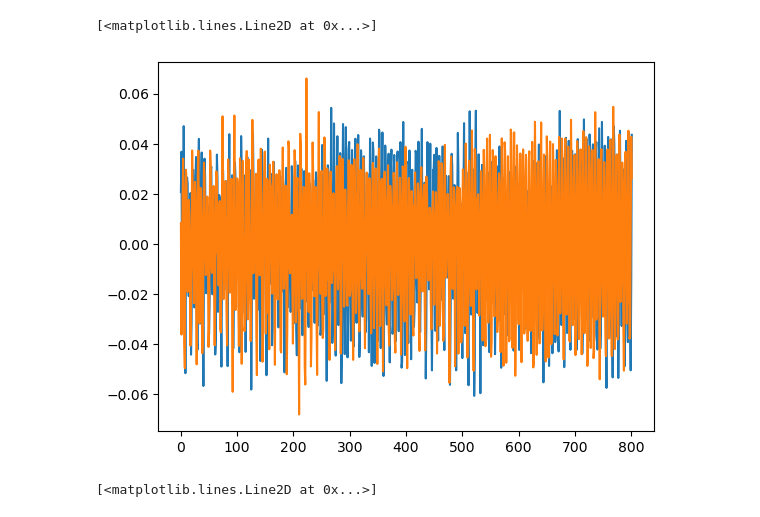
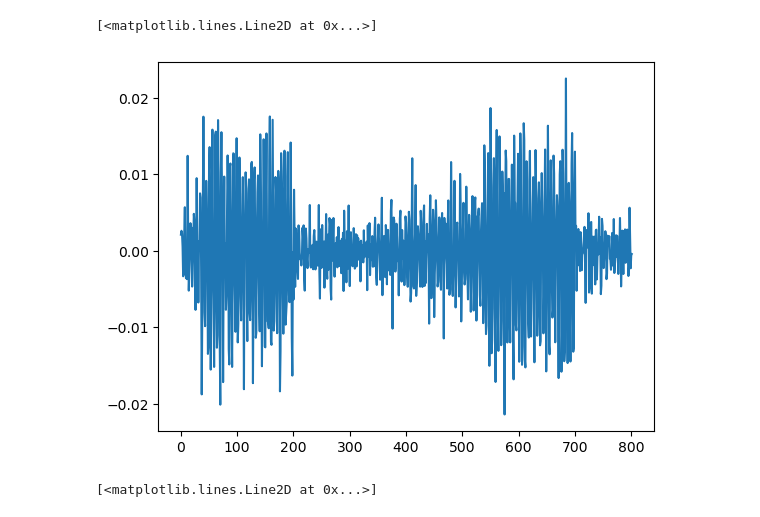
Before and after one commit to FraCSPy/FraCSPy, a Jupyter notebook: Notebooks/Lab_RockBlock/BallDropTest/TMP_DASTest_Banding.ipynb, the cells around one changed output. Cells and saved outputs as stored; diff of their text form; code cells hidden in the pictures.

```diff
--- a/Notebooks/Lab_RockBlock/BallDropTest/TMP_DASTest_Banding.ipynb
+++ b/Notebooks/Lab_RockBlock/BallDropTest/TMP_DASTest_Banding.ipynb
@@ -30,0 +136,9 @@ nwin =  401
+# %%
+nwins= 5
+win_length = 501
+fig,ax = plt.subplots(1,1,figsize=[15,3])
+ax.plot(new_w15_data[:nwins*win_length])
+# for i in range(nwins):
+#     ax.axvline(i*802, c='r')
+ax.set_title('Wrap_5_time First 100 rows')
+ax.set_xlim([0,nwins*win_length])
@@ -38,0 +213,34 @@ start_time = 343.97
+# %%
+fig_path = './Figures/TMP_FiltTests/'
+wrap_id = 1
+for wrap_id in range(1,16):
+    new_w15_data = DAS_to_2D(np.loadtxt('/home/birniece/Documents/data/tmp/Wrap_%i_time.csv'%wrap_id, delimiter=',',))[1]
+    win_length = 401
+
+    fig,axs = plt.subplots(3,1,figsize=[15,6])
+    # First 100
+    nwins = 100
+    axs[0].plot(new_w15_data[:nwins*win_length], c='green')
+    axs[0].set_title('Wrap_%i_time First 100 rows'%wrap_id)
+    axs[0].set_xlim([0,nwins*win_length])
+
+    # Middle 4
+    nwins = 4
+    axs[1].plot(new_w15_data[27081*win_length:][:nwins*win_length], c='green')
+    for i in range(nwins):
+        axs[1].axvline(i*win_length, c='r',ls=':')
+    axs[1].set_xlim([0,nwins*win_length])
+    axs[1].set_title('Wrap_%i_time Middle 4 rows'%wrap_id)
+
+    # CLOSE SUP
+    nwins= 2
+    axs[2].plot(new_w15_data[27081*win_length:][:nwins*win_length], c='green')
+    for i in range(nwins):
+        axs[2].axvline(i*win_length, c='r',ls=':')
+    axs[2].set_xlim([9*win_length//10,nwins*win_length-(9*win_length//10)])
+    axs[2].set_title('Wrap_%i_time Middle Row Pass'%wrap_id)
+
+    fig.suptitle('WRAP %i - Original Version'%wrap_id)
+    fig.tight_layout()
+    fig.savefig(fig_path+'wrap_%i_time.png'%wrap_id)
+    plt.close()
@@ -39,9 +296,9 @@ start_time = 343.97
 # %%
-plt.plot(orig_w15_data[802:2*802])
+# plt.plot(orig_w15_data[802:2*802])
 plt.plot(new_w15_data[802:2*802])
 # %% [output]
 [<matplotlib.lines.Line2D at 0x...>]
-[figure, old version]
+[figure, new version]
 # %%
 # plt.plot(np.arange(0,len(new_w15_data))*(1/Fs),new_w15_data)
 plt.plot(np.arange(0,len(orig_w15_data))*(1/Fs),orig_w15_data)
```
Also changed, not shown: parts of 15 cells of this notebook, 25 other files.
